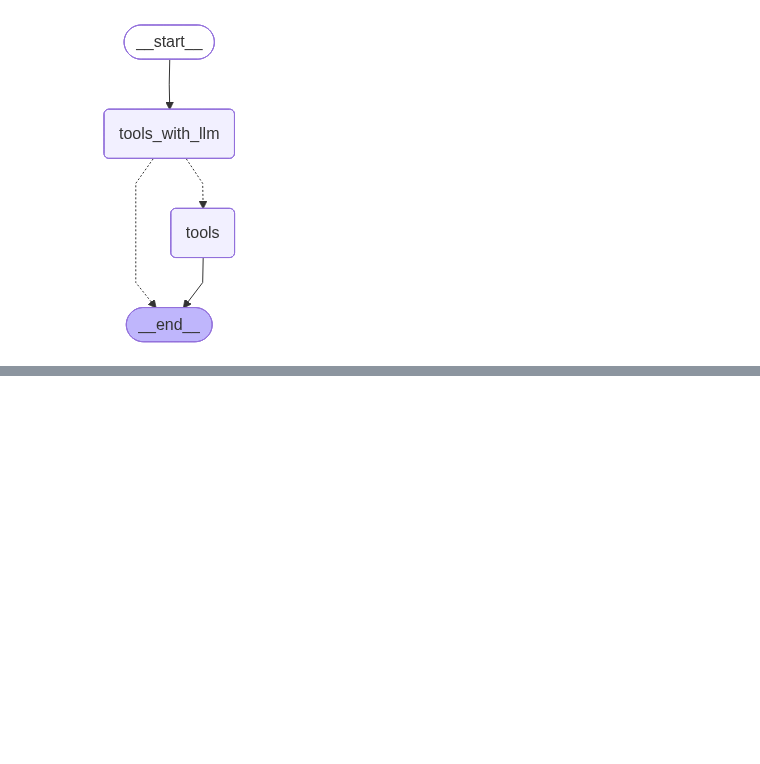
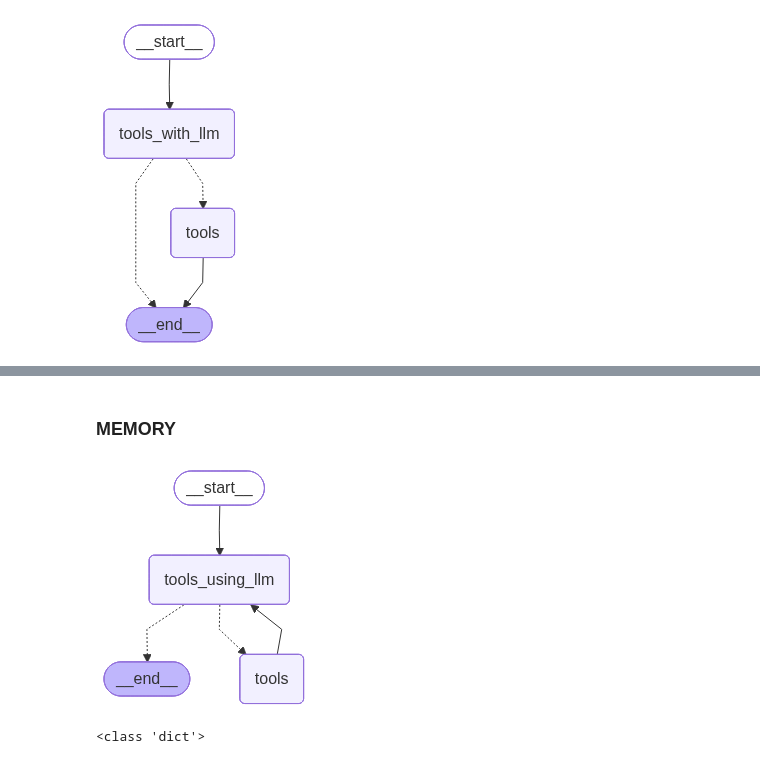
Before and after one commit to Keerthivardhan1507/AgenticAI-Langgraph, a Jupyter notebook: 1.Basicchatbot/chatbot.ipynb, the cells around one changed output, grey strips where cells are left out. Drawn from its saved outputs; the diff is of its cells as text; code cells hidden in the pictures; blank space fills up the shorter version.

```diff
--- a/1.Basicchatbot/chatbot.ipynb
+++ b/1.Basicchatbot/chatbot.ipynb
@@ -158,0 +239,34 @@ Name: tavily_search
+# %% [markdown]
+### MEMORY
+# %%
+from langgraph.graph import StateGraph,START,END
+from langgraph.prebuilt import ToolNode
+from langgraph.prebuilt import tools_condition
+from langgraph.checkpoint.memory import MemorySaver
+
+memory = MemorySaver()
+
+def tools_using_llm(state:state):
+    return {"messages":[llm_with_tools.invoke(state["messages"])]}
+
+##Nodes
+builder = StateGraph(state)
+builder.add_node("tools_using_llm",tools_using_llm)
+builder.add_node("tools",ToolNode(tools))
+
+#edge
+builder.add_edge(START,"tools_using_llm")
+builder.add_conditional_edges("tools_using_llm",tools_condition)
+builder.add_edge("tools","tools_using_llm")
+
+##compile
+graph = builder.compile(checkpointer=memory)
+
+display(Image(graph.get_graph().draw_mermaid_png()))
+# %% [output]
+[figure, added]
+# %%
+config = {"configurable":{"thread_id":"1"}}
+print(type(config))
+# %% [output]
+<class 'dict'>
```
Also changed, not shown: parts of 25 cells of this notebook.
